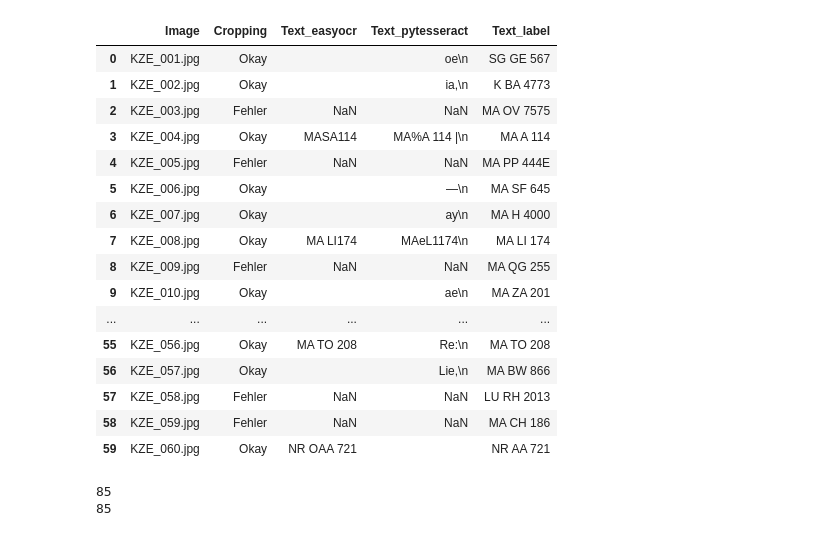
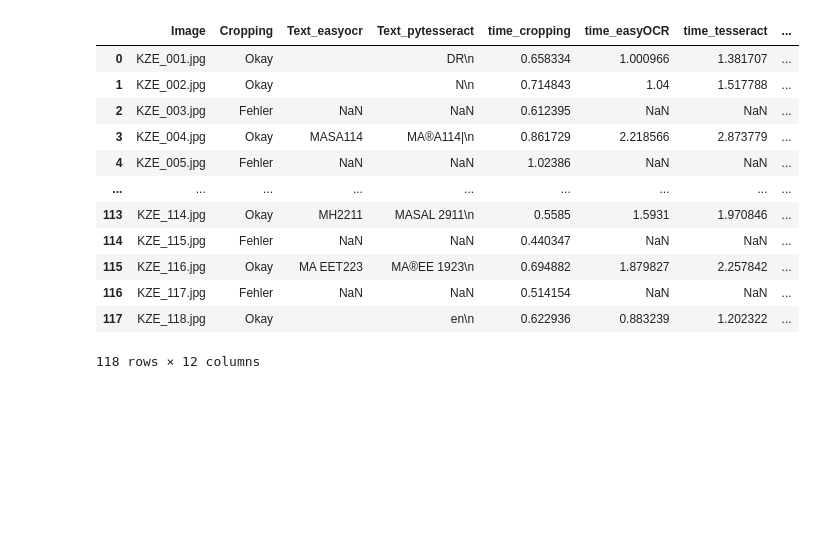
Before and after one commit to 1337DS/SmartGarage, a Jupyter notebook: Pipeline Kennzeichen.ipynb, the cells around one changed output. Saved outputs shown, nothing was run; the diff lists cells and outputs as text; code cells hidden in the pictures; blank space fills up the shorter version.

```diff
--- a/Pipeline Kennzeichen.ipynb
+++ b/Pipeline Kennzeichen.ipynb
@@ -136,23 +141,3 @@ Tesseract Result:  hee
 
 
 ----------------------------------------------------------
-# %%
-df[:60]
-# %% [output]
-|  | Image | Cropping | Text_easyocr | Text_pytesseract | Text_label |
-| 0 | KZE_001.jpg | Okay |  | oe\n | SG GE 567 |
-| 1 | KZE_002.jpg | Okay |  | ia,\n | K BA 4773 |
-| 2 | KZE_003.jpg | Fehler | NaN | NaN | MA OV 7575 |
-| 3 | KZE_004.jpg | Okay | MASA114 | MA%A 114 |\n | MA A 114 |
-| 4 | KZE_005.jpg | Fehler | NaN | NaN | MA PP 444E |
-| 5 | KZE_006.jpg | Okay |  | —\n | MA SF 645 |
-| 6 | KZE_007.jpg | Okay |  | ay\n | MA H 4000 |
-| 7 | KZE_008.jpg | Okay | MA LI174 | MAeL1174\n | MA LI 174 |
-| 8 | KZE_009.jpg | Fehler | NaN | NaN | MA QG 255 |
-| 9 | KZE_010.jpg | Okay |  | ae\n | MA ZA 201 |
-| ... | ... | ... | ... | ... | ... |
-| 55 | KZE_056.jpg | Okay | MA TO 208 | Re:\n | MA TO 208 |
-| 56 | KZE_057.jpg | Okay |  | Lie,\n | MA BW 866 |
-| 57 | KZE_058.jpg | Fehler | NaN | NaN | LU RH 2013 |
-| 58 | KZE_059.jpg | Fehler | NaN | NaN | MA CH 186 |
-| 59 | KZE_060.jpg | Okay | NR OAA 721 |  | NR AA 721 |
@@ -158,0 +146,16 @@ df[:60]
+# %%
+df
+# %% [output]
+|  | Image | Cropping | Text_easyocr | Text_pytesseract | time_cropping | time_easyOCR | time_tesseract | ... |
+| 0 | KZE_001.jpg | Okay |  | DR\n | 0.658334 | 1.000966 | 1.381707 | ... |
+| 1 | KZE_002.jpg | Okay |  | N\n | 0.714843 | 1.04 | 1.517788 | ... |
+| 2 | KZE_003.jpg | Fehler | NaN | NaN | 0.612395 | NaN | NaN | ... |
+| 3 | KZE_004.jpg | Okay | MASA114 | MA®A114|\n | 0.861729 | 2.218566 | 2.873779 | ... |
+| 4 | KZE_005.jpg | Fehler | NaN | NaN | 1.02386 | NaN | NaN | ... |
+| ... | ... | ... | ... | ... | ... | ... | ... | ... |
+| 113 | KZE_114.jpg | Okay | MH2211 | MASAL 2911\n | 0.5585 | 1.5931 | 1.970846 | ... |
+| 114 | KZE_115.jpg | Fehler | NaN | NaN | 0.440347 | NaN | NaN | ... |
+| 115 | KZE_116.jpg | Okay | MA EET223 | MA®EE 1923\n | 0.694882 | 1.879827 | 2.257842 | ... |
+| 116 | KZE_117.jpg | Fehler | NaN | NaN | 0.514154 | NaN | NaN | ... |
+| 117 | KZE_118.jpg | Okay |  | en\n | 0.622936 | 0.883239 | 1.202322 | ... |
+118 rows × 12 columns
@@ -159,5 +164,5 @@ df[:60]
 # %%
-df.
+# for index, row in df.iterrows(): # easyOCR
+#     df.iloc[index, 4] = fuzz.partial_ratio(str(df.iloc[index, 2]), str(df.iloc[index, 6]))
+# for index, row in df.iterrows(): # tesseract
+#     df.iloc[index, 5] = fuzz.partial_ratio(str(df.iloc[index, 3]), str(df.iloc[index, 6]))
-# %% [output]
-85
-85
```
Also changed, not shown: parts of 11 cells of this notebook.
